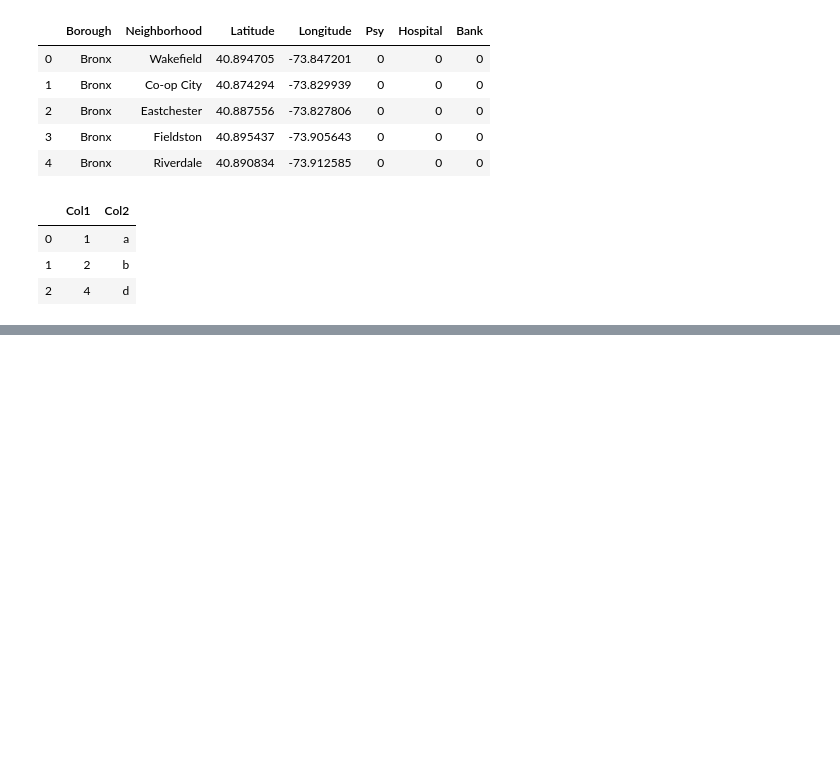
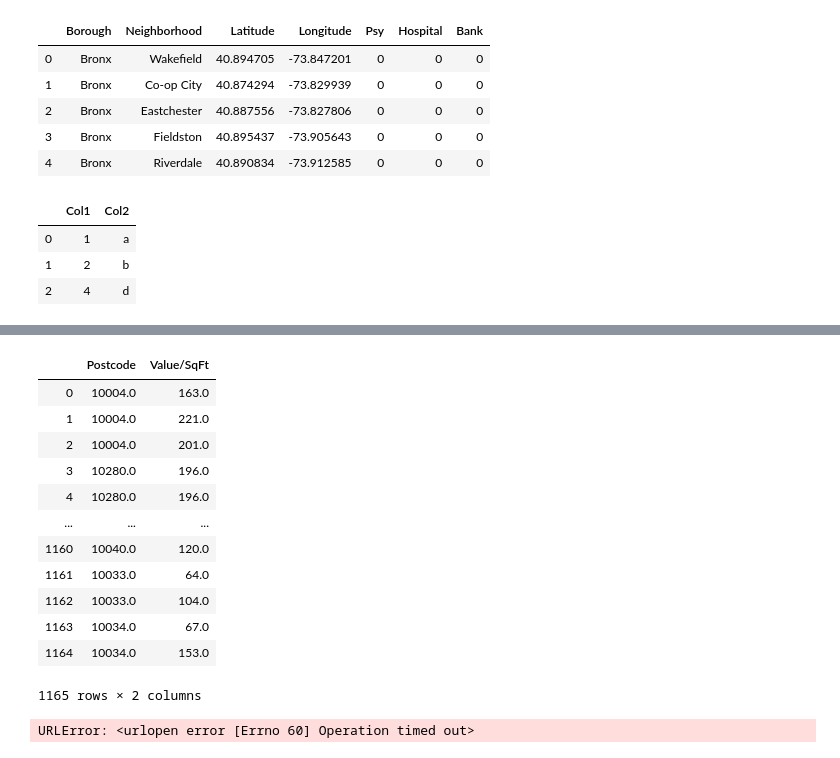
Before and after one commit to VCLF/Coursera_Capstone, a Jupyter notebook: Business Location Problem.ipynb, the cells around one changed output, grey strips where cells are left out. Saved outputs shown, nothing was run; the diff lists cells and outputs as text; code cells hidden in the pictures; blank space fills up the shorter version.

Commit message:
Add New York open data

```diff
--- a/Business Location Problem.ipynb
+++ b/Business Location Problem.ipynb
@@ -444,0 +365,24 @@ dataframe.head()
+# %%
+teste1 = pd.read_csv('DOF__Condominium_comparable_rental_income___Manhattan_-_FY_2010_2011.csv')
+teste1.drop(columns = ['MANHATTAN CONDOMINIUM PROPERTY Building Classification','MANHATTAN CONDOMINIUM PROPERTY Address','Census Tract', 'BIN', 'BBL', 'NTA','MANHATTAN CONDOMINIUM PROPERTY Boro-Block-Lot','MANHATTAN CONDOMINIUM PROPERTY Condo Section','Latitude', 'Longitude', 'Community Board','MANHATTAN CONDOMINIUM PROPERTY Neighborhood','MANHATTAN CONDOMINIUM PROPERTY Year Built','Council District','MANHATTAN CONDOMINIUM PROPERTY Total Units',' COMPARABLE RENTAL 1 Boro-Block-Lot','COMPARABLE RENTAL 1 Address', 'COMPARABLE RENTAL 1  Neighborhood',
+       'COMPARABLE RENTAL 1  Building Classification',
+       'COMPARABLE RENTAL 1  Total Units', 'COMPARABLE RENTAL 1  Year Built',
+       'COMPARABLE RENTAL 1  Gross SqFt',
+       'COMPARABLE RENTAL 1  Est. Gross Income',
+       'COMPARABLE RENTAL 1  Gross Income per SqFt',
+       'COMPARABLE RENTAL 1 Full Market Value',
+       'COMPARABLE RENTAL 1  Market Value per SqFt',
+       'COMPARABLE RENTAL 1  Dist. from Coop in miles',
+       'COMPARABLE RENTAL 2  Boro-Block-Lot', 'COMPARABLE RENTAL 2  Address',
+       'COMPARABLE RENTAL 2  Neighborhood',
+       'COMPARABLE RENTAL 2  Building Classification',
+       'COMPARABLE RENTAL 2  Total Units', 'COMPARABLE RENTAL 2  Year Built',
+       'COMPARABLE RENTAL 2  Gross SqFt',
+       'COMPARABLE RENTAL 2  Est. Gross Income',
+       'COMPARABLE RENTAL 2  Gross Income per SqFt',
+       'COMPARABLE RENTAL 2  Full Market Value',
+       'COMPARABLE RENTAL 2  Market Value per SqFt',
+       'COMPARABLE RENTAL 2  Dist. from Coop in miles','MANHATTAN CONDOMINIUM PROPERTY Gross SqFt',
+       'MANHATTAN CONDOMINIUM PROPERTY Est. Gross Income','Borough','MANHATTAN CONDOMINIUM PROPERTY Full Market Value',
+       'MANHATTAN CONDOMINIUM PROPERTY Gross Income per SqFt'], axis = 0, inplace = True)
+teste1.head()
@@ -444,0 +412,22 @@ dataframe.head()
+# %%
+teste1.rename(columns={"Postcode": "Postcode", "MANHATTAN CONDOMINIUM PROPERTY Market Value per SqFt": "Value/SqFt"})
+# %% [output]
+|  | Postcode | Value/SqFt |
+| 0 | 10004.0 | 163.0 |
+| 1 | 10004.0 | 221.0 |
+| 2 | 10004.0 | 201.0 |
+| 3 | 10280.0 | 196.0 |
+| 4 | 10280.0 | 196.0 |
+| ... | ... | ... |
+| 1160 | 10040.0 | 120.0 |
+| 1161 | 10033.0 | 64.0 |
+| 1162 | 10033.0 | 104.0 |
+| 1163 | 10034.0 | 67.0 |
+| 1164 | 10034.0 | 153.0 |
+1165 rows × 2 columns
+# %%
+postcode = pd.DataFrame()
+postcode = pd.read_html('https://www.health.ny.gov/statistics/cancer/registry/appendix/neighborhoods.htm')
+postcode.head()
+# %% [output]
+URLError: <urlopen error [Errno 60] Operation timed out>
```
Also changed, not shown: parts of 38 cells of this notebook, 1 other file.
